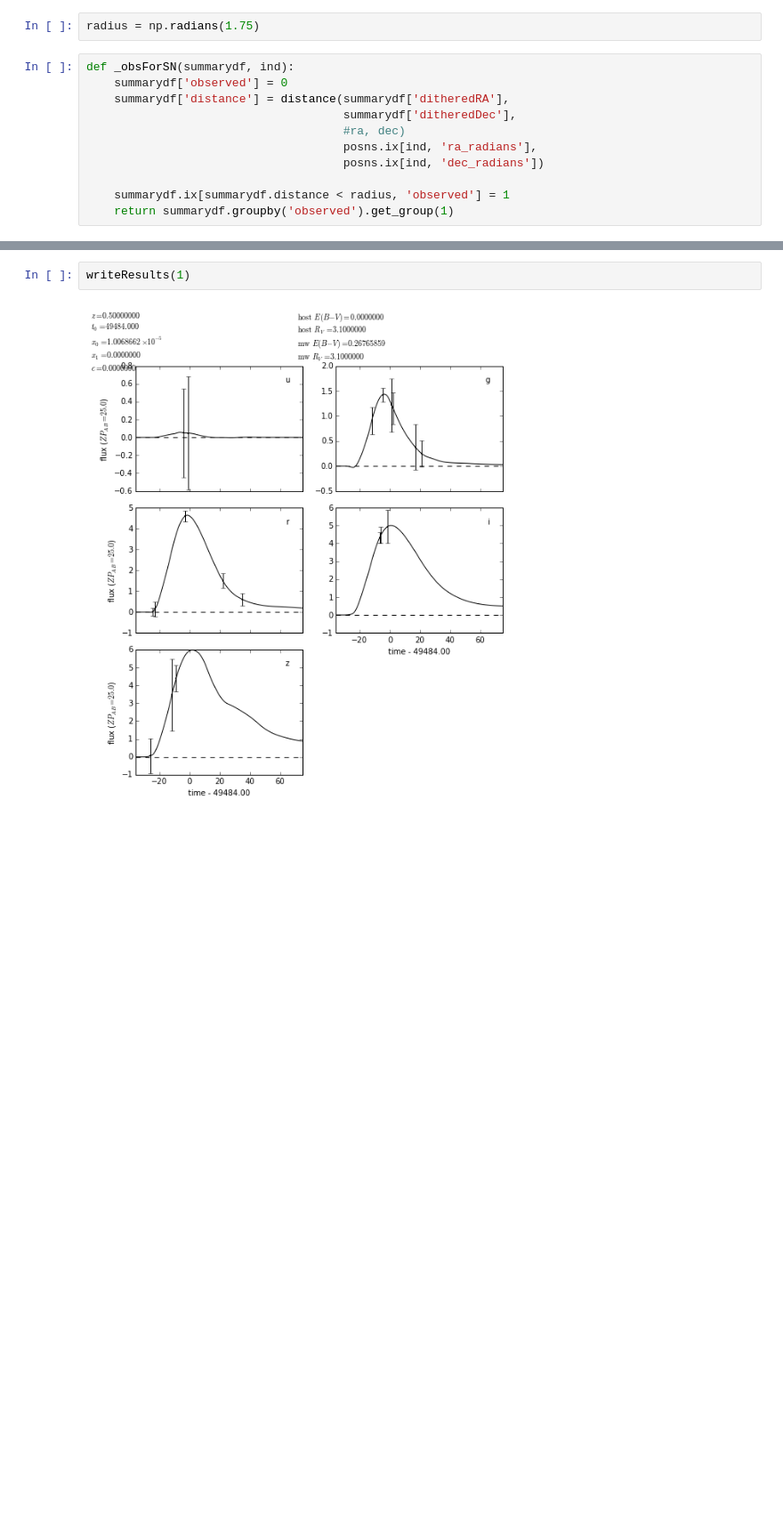
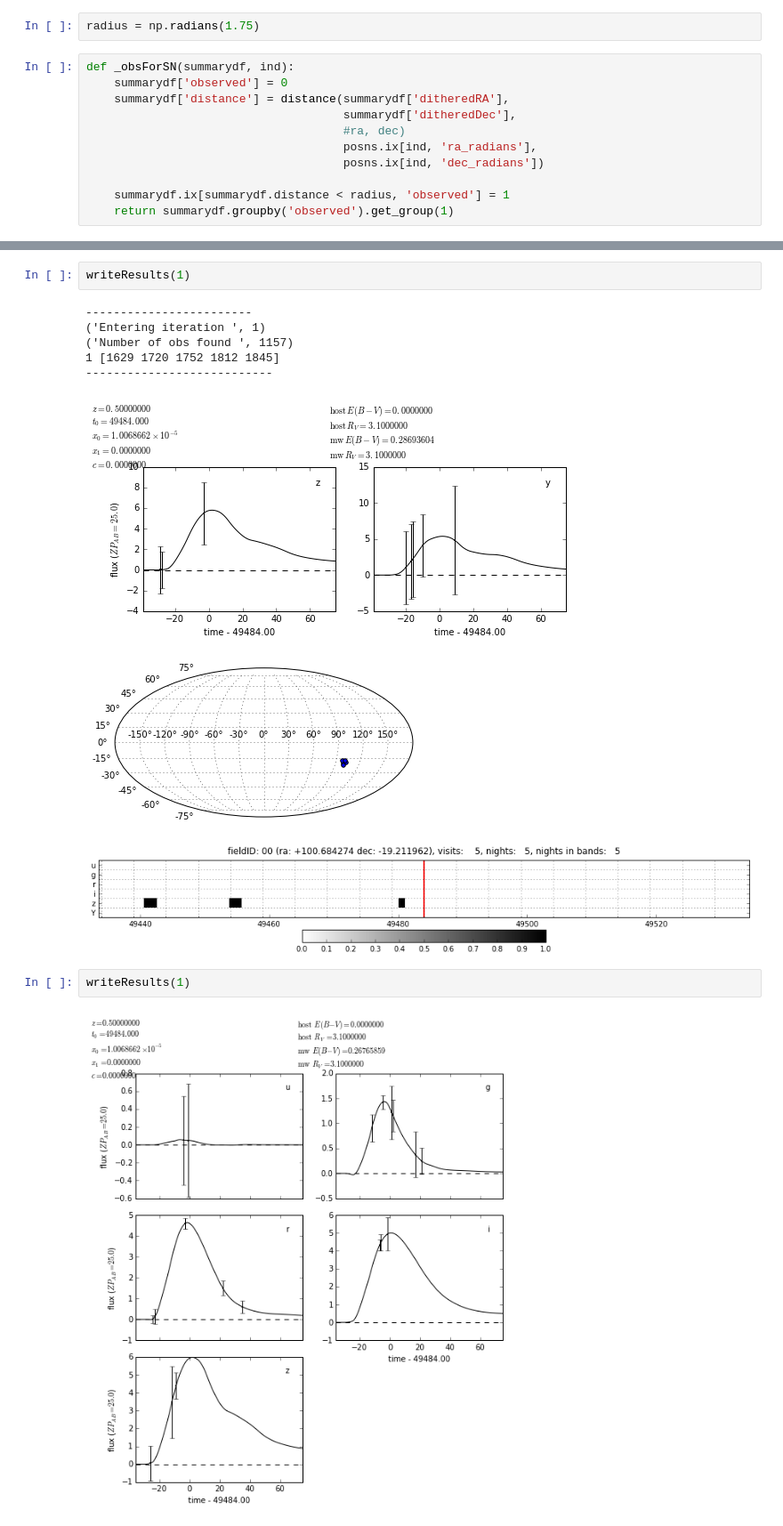
Before and after one commit to rbiswas4/Cadence, a Jupyter notebook: quality/LCInPosns.ipynb, the cells around one changed output, grey strips where cells are left out. Shown at 89% size. Cells and saved outputs as stored; diff of their text form; blank space fills up the shorter version.

```diff
--- a/quality/LCInPosns.ipynb
+++ b/quality/LCInPosns.ipynb
@@ -151,3 +156,14 @@ writeResults(0)
+# %%
+writeResults(1)
+# %% [output]
+------------------------
+('Entering iteration ', 1)
+('Number of obs found ', 1157)
+1 [1629 1720 1752 1812 1845]
+---------------------------
+[figure, added]
+[figure, added]
+[figure, added]
 # %%
 writeResults(1)
 # %% [output]
```
Also changed, not shown: parts of 6 cells of this notebook.
